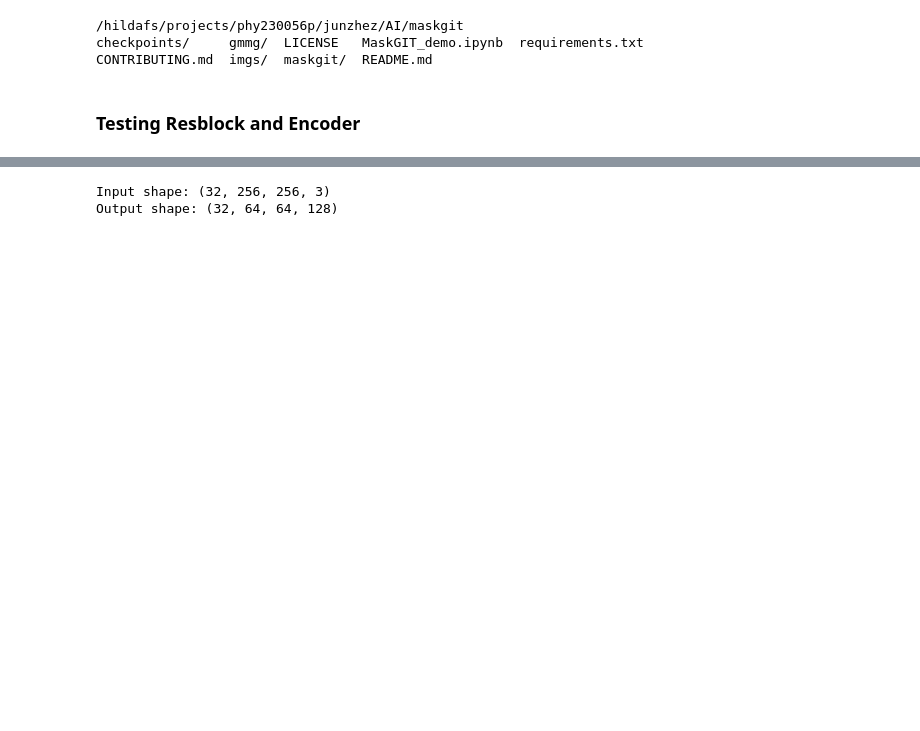
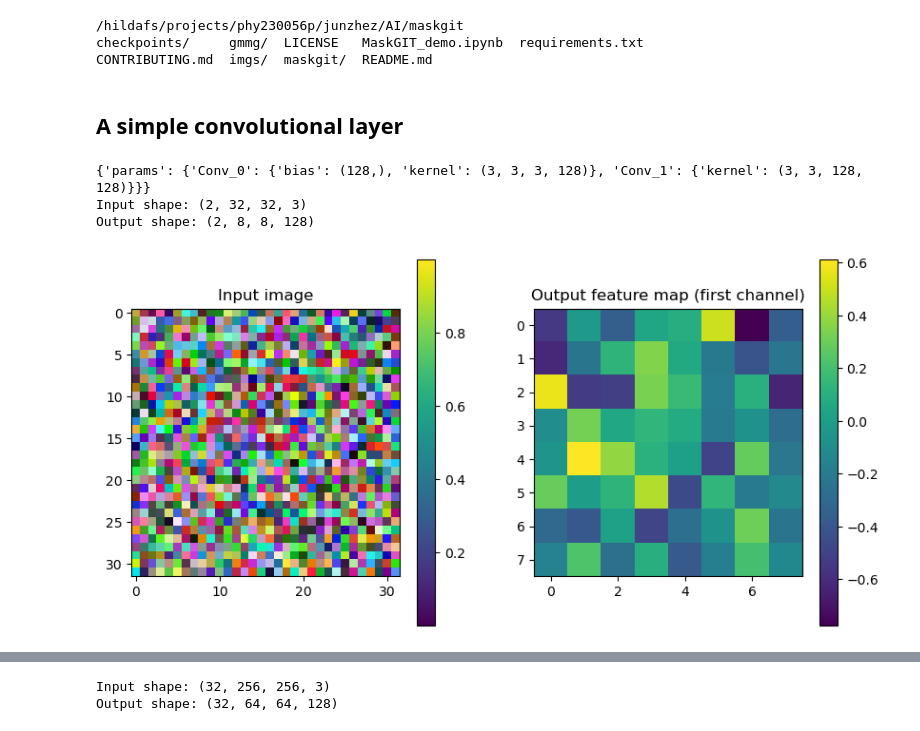
Before and after one commit to AZhou00/GMMG, a Jupyter notebook: gmmg/nets.ipynb, the cells around one changed output, grey strips where cells are left out. Saved outputs shown, nothing was run; the diff lists cells and outputs as text; code cells hidden in the pictures; blank space fills up the shorter version.

```diff
--- a/gmmg/nets.ipynb
+++ b/gmmg/nets.ipynb
@@ -18,5 +23,63 @@ from maskgit.nets import layers
 /hildafs/projects/phy230056p/junzhez/AI/maskgit
 checkpoints/     gmmg/  LICENSE   MaskGIT_demo.ipynb  requirements.txt
 CONTRIBUTING.md  imgs/  maskgit/  README.md
-# %% [markdown]
-### Testing Resblock and Encoder
+# %% [markdown]
+## A simple convolutional layer
+# %%
+def dummy_images():
+    batch_size = 2
+    height = 32
+    width = 32
+    channels = 3
+    images = np.random.rand(batch_size, height, width, channels).astype(np.float32)
+    return images
+
+class SimpleConvNet(nn.Module):
+    num_filters: int
+
+    @nn.compact
+    def __call__(self, x):
+        x = nn.Conv(features=self.num_filters, kernel_size=(3, 3), strides=(2, 2))(x) # default has bias
+        x = nn.Conv(features=self.num_filters, kernel_size=(3, 3), strides=(2, 2), use_bias=False)(x) # no bias
+        return x
+
+def main():
+    rng = jax.random.PRNGKey(0)
+
+    # input data
+    images = dummy_images()
+
+    # set up the model
+    num_filters = 128
+    model = SimpleConvNet(num_filters=num_filters)
+    variables = model.init(rng, images) # model weights, which are randomly initialized
+
+    # use tree_map to print the shapes of the model weights
+    print(jax.tree_map(lambda x: x.shape, variables))
+
+    # Apply the model to the dummy images
+    output = model.apply(variables, images)
+    return images, output
+
+images, output = main()
+
+print(f"Input shape: {images.shape}") # (2, 64, 64, 3)
+print(f"Output shape: {output.shape}") # (2, 32, 32, 128)
+
+# show the images
+
+plt.figure(figsize=(10, 5))
+plt.subplot(1, 2, 1)
+c = plt.imshow(images[0])
+plt.colorbar(c)
+plt.title("Input image")
+plt.subplot(1, 2, 2)
+c = plt.imshow(output[0, :, :, 0])
+plt.colorbar(c)
+plt.title("Output feature map (first channel)")
+plt.show()
+# %% [output]
+{'params': {'Conv_0': {'bias': (128,), 'kernel': (3, 3, 3, 128)}, 'Conv_1': {'kernel': (3, 3, 128, 128)}}}
+Input shape: (2, 32, 32, 3)
+Output shape: (2, 8, 8, 128)
+[figure, added]
```
Also changed, not shown: parts of 5 cells of this notebook, 1 other file.
